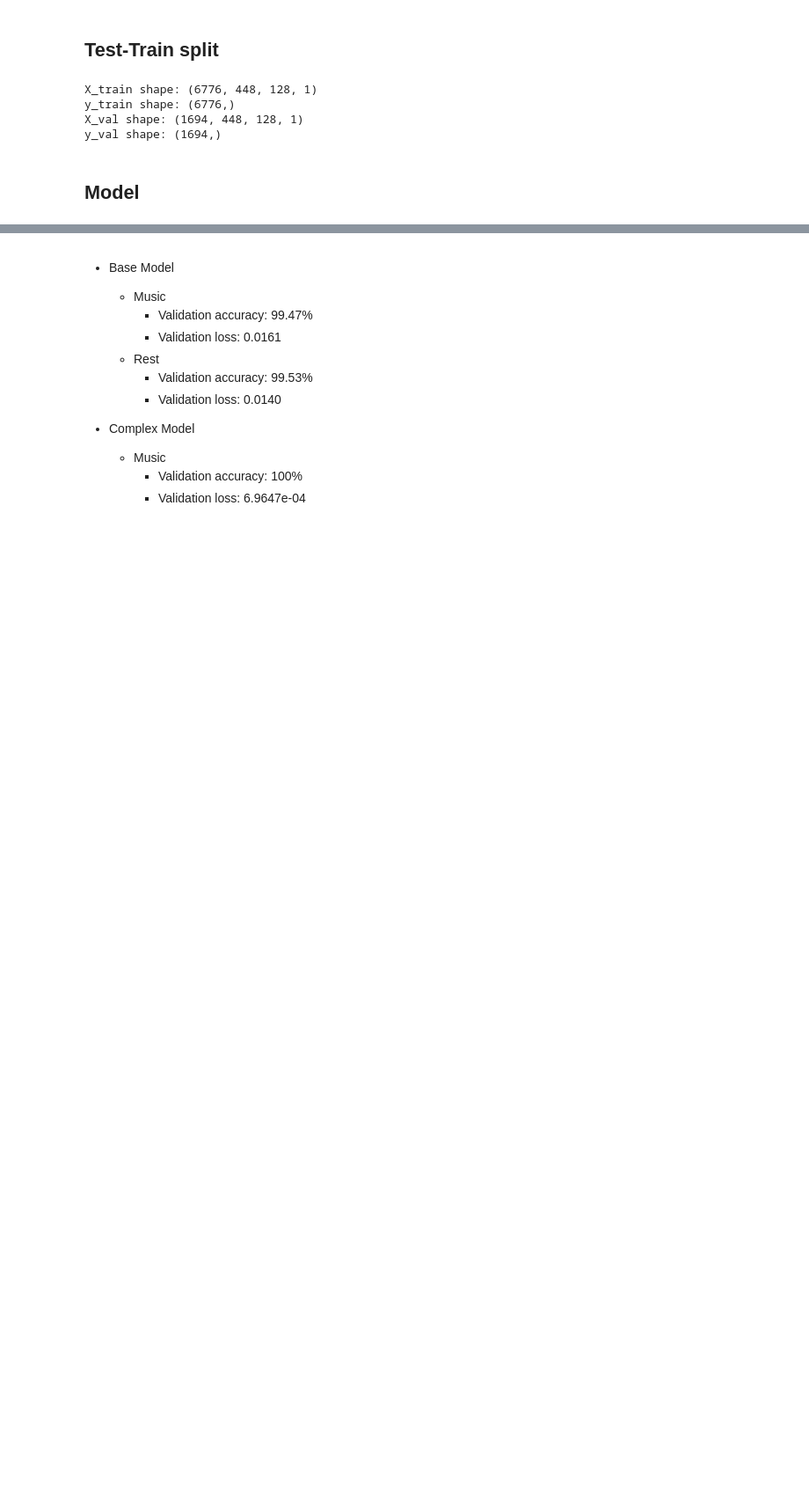
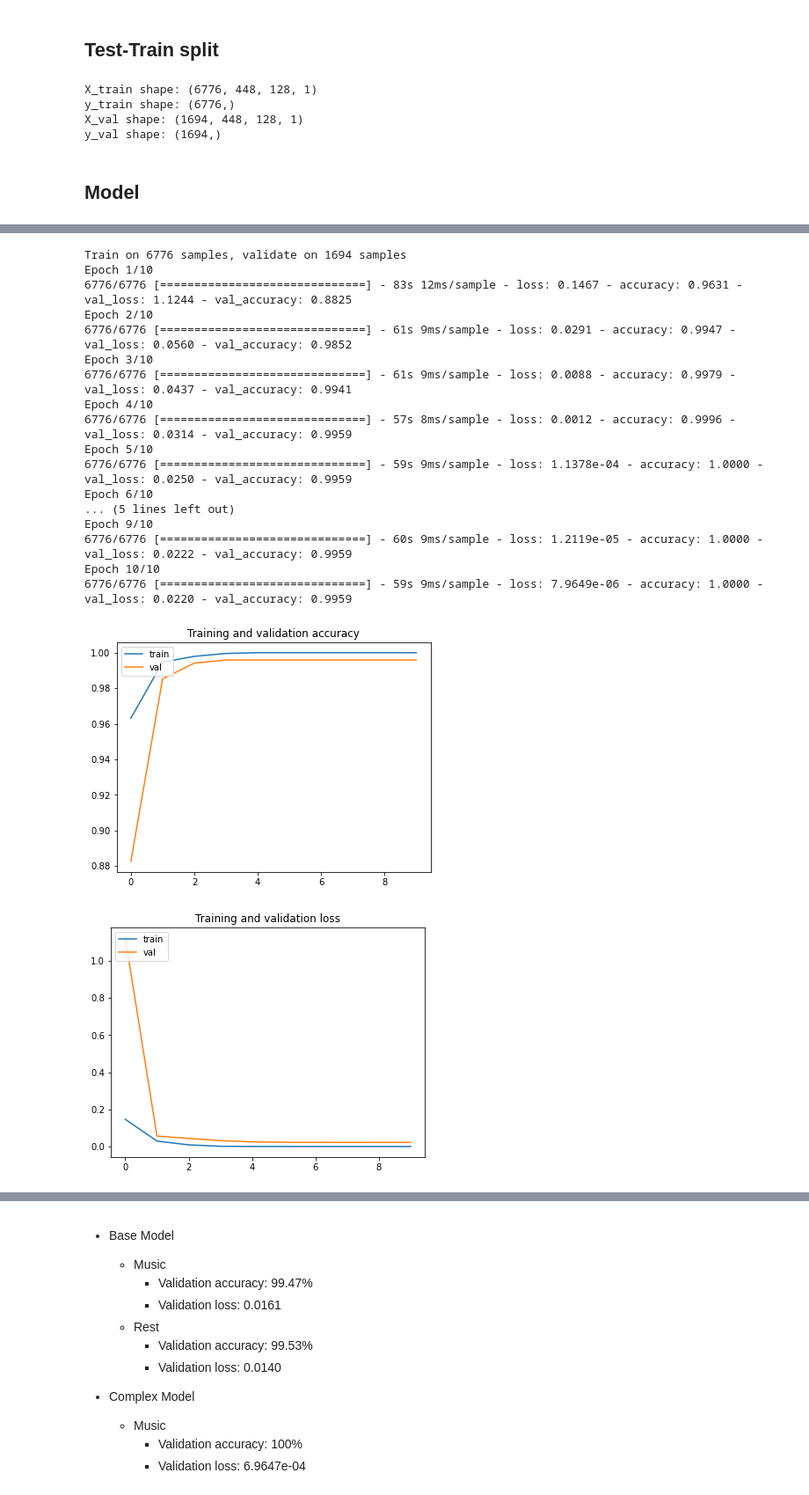
Before and after one commit to Koda98/CSE247-project, a Jupyter notebook: Spec_CNN.ipynb, the cells around one changed output, grey strips where cells are left out. Shown at 88% size. Drawn from its saved outputs; the diff is of its cells as text; code cells hidden in the pictures; blank space fills up the shorter version.

```diff
--- a/Spec_CNN.ipynb
+++ b/Spec_CNN.ipynb
@@ -128,6 +128,34 @@ X_val shape: (1694, 448, 128, 1)
 y_val shape: (1694,)
 # %% [markdown]
 ## Model
+# %%
+def plot_history(history):
+    # Retrieve a list of accuracy results on training and test data
+    # sets for each training epoch
+    acc = history.history['accuracy']
+    val_acc = history.history['val_accuracy']
+
+    # Retrieve a list of list results on training and test data
+    # sets for each training epoch
+    loss = history.history['loss']
+    val_loss = history.history['val_loss']
+
+    # Get number of epochs
+    epochs = range(len(acc))
+    plt.figure(figsize=(6.4,4.8))
+    # Plot training and validation accuracy per epoch
+    plt.plot(epochs, acc)
+    plt.plot(epochs, val_acc)
+    plt.title('Training and validation accuracy')
+    plt.legend(['train', 'val'], loc='upper left')
+
+    plt.figure(figsize=(6.4,4.8))
+
+    # Plot training and validation loss per epoch
+    plt.plot(epochs, loss)
+    plt.plot(epochs, val_loss)
+    plt.title('Training and validation loss')
+    plt.legend(['train', 'val'], loc='upper left')
 # %%
 base_model = keras.Sequential([
     # Set input layer
@@ -175,3 +203,30 @@ _________________________________________________________________
+# %%
+plot_history(base_model.fit(X_train,
+                    y_train,
+                    epochs=10,
+                    batch_size=128,
+                    validation_data=(X_val, y_val),
+                    verbose=1))
+# %% [output]
+Train on 6776 samples, validate on 1694 samples
+Epoch 1/10
+6776/6776 [==============================] - 83s 12ms/sample - loss: 0.1467 - accuracy: 0.9631 - val_loss: 1.1244 - val_accuracy: 0.8825
+Epoch 2/10
+6776/6776 [==============================] - 61s 9ms/sample - loss: 0.0291 - accuracy: 0.9947 - val_loss: 0.0560 - val_accuracy: 0.9852
+Epoch 3/10
+6776/6776 [==============================] - 61s 9ms/sample - loss: 0.0088 - accuracy: 0.9979 - val_loss: 0.0437 - val_accuracy: 0.9941
+Epoch 4/10
+6776/6776 [==============================] - 57s 8ms/sample - loss: 0.0012 - accuracy: 0.9996 - val_loss: 0.0314 - val_accuracy: 0.9959
+Epoch 5/10
+6776/6776 [==============================] - 59s 9ms/sample - loss: 1.1378e-04 - accuracy: 1.0000 - val_loss: 0.0250 - val_accuracy: 0.9959
+Epoch 6/10
+... (5 lines left out)
+Epoch 9/10
+6776/6776 [==============================] - 60s 9ms/sample - loss: 1.2119e-05 - accuracy: 1.0000 - val_loss: 0.0222 - val_accuracy: 0.9959
+Epoch 10/10
+6776/6776 [==============================] - 59s 9ms/sample - loss: 7.9649e-06 - accuracy: 1.0000 - val_loss: 0.0220 - val_accuracy: 0.9959
+[figure, added]
+[figure, added]
 # %%
 complex_model = keras.Sequential([
     # Set input layer
```
Also changed, not shown: parts of 10 cells of this notebook, 1 other file.
